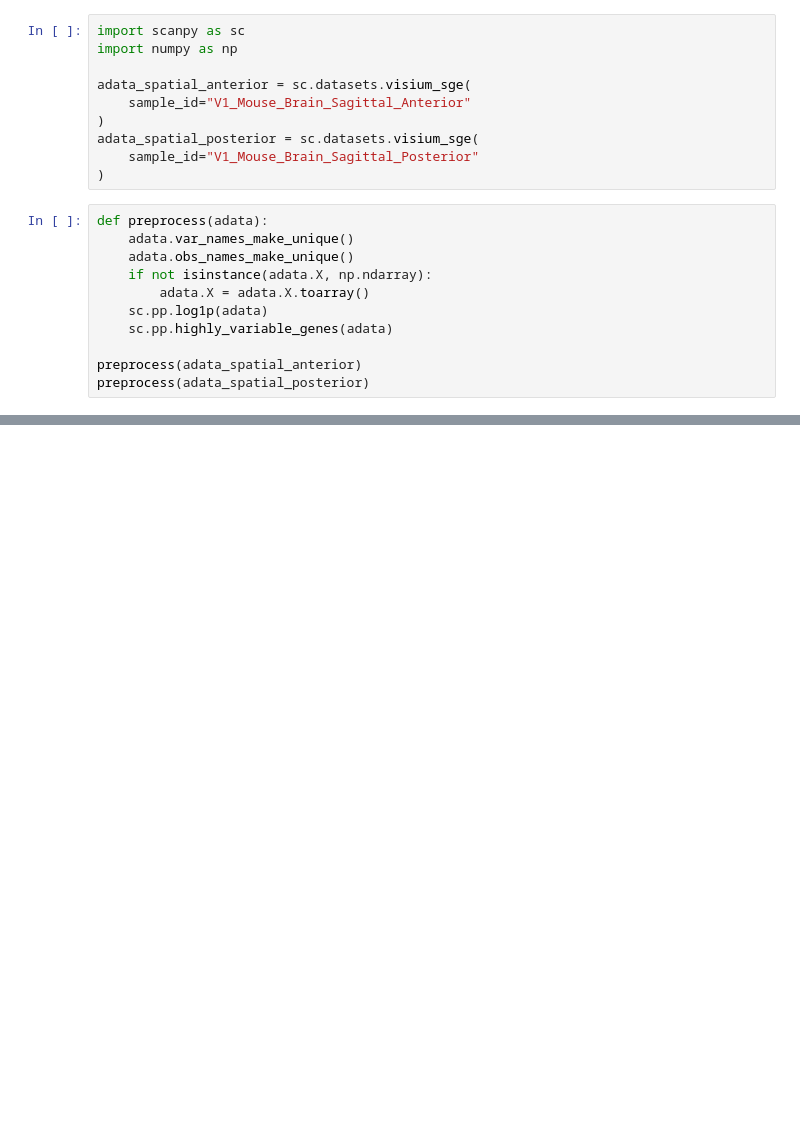
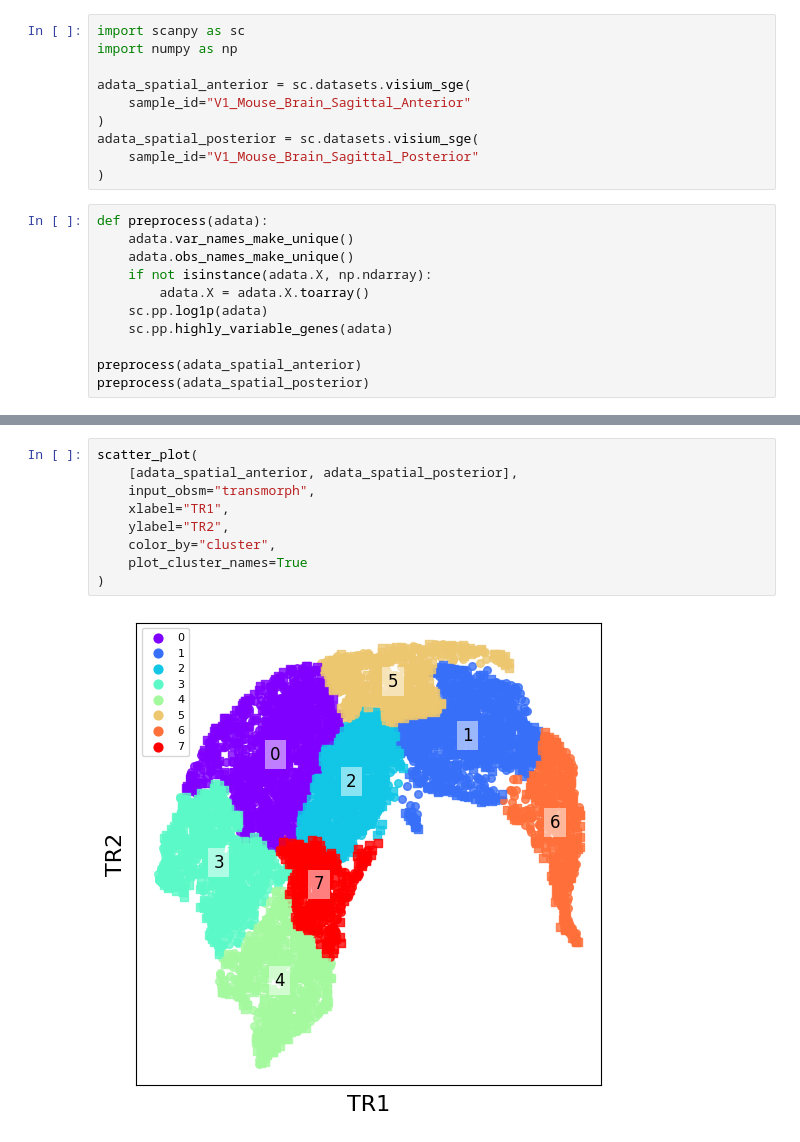
Before and after one commit to sysbio-curie/transmorph, a Jupyter notebook: docs/sections/notebooks/spatial_example.ipynb, the cells around one changed output, grey strips where cells are left out. Cells and saved outputs as stored; diff of their text form; blank space fills up the shorter version.

```diff
--- a/docs/sections/notebooks/spatial_example.ipynb
+++ b/docs/sections/notebooks/spatial_example.ipynb
@@ -131,0 +138,11 @@ scatter_plot([adata_spatial_anterior, adata_spatial_posterior], input_obsm="tran
+# %%
+scatter_plot(
+    [adata_spatial_anterior, adata_spatial_posterior],
+    input_obsm="transmorph",
+    xlabel="TR1",
+    ylabel="TR2",
+    color_by="cluster",
+    plot_cluster_names=True
+)
+# %% [output]
+[figure, added]
```
Also changed, not shown: parts of 7 cells of this notebook, 1 other file.
